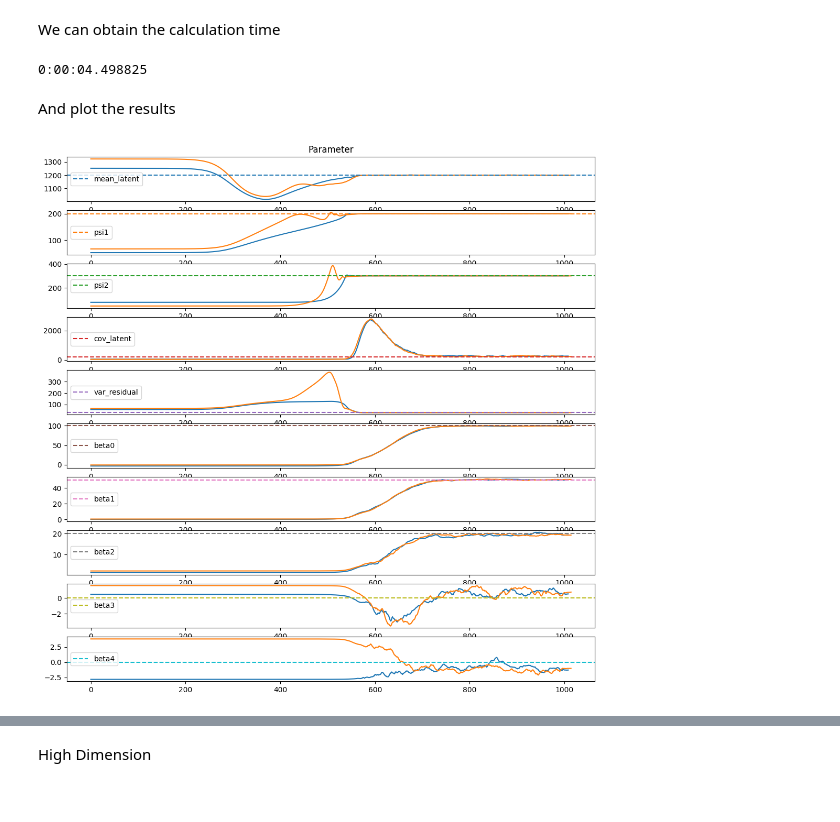
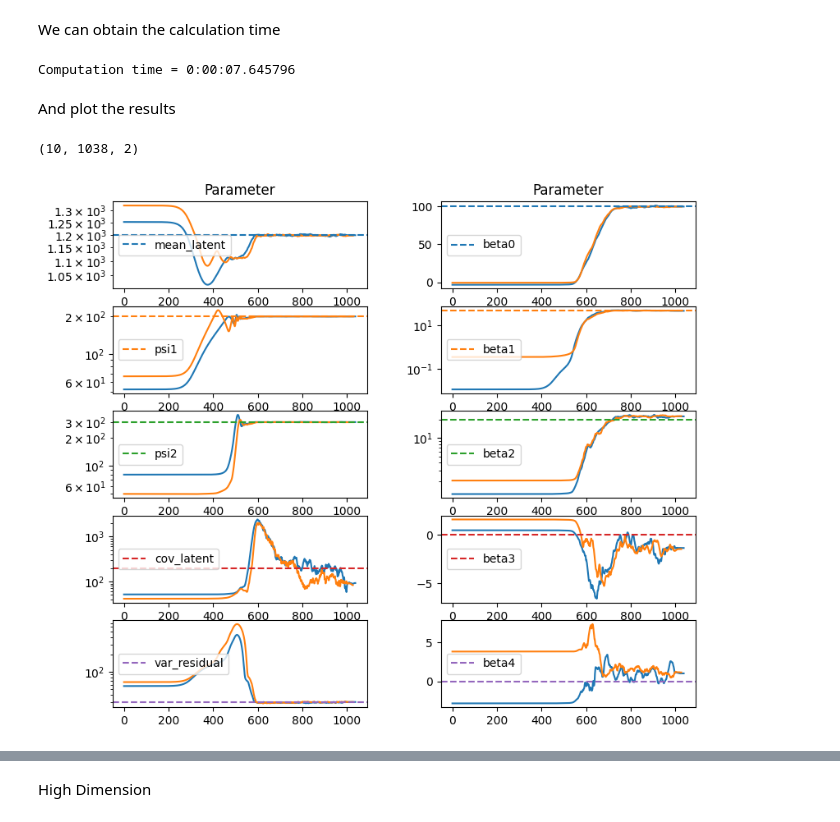
Before and after one commit to caillebotteAntoine/sdg4varselect, a Jupyter notebook: examples/senescence.ipynb, the cells around one changed output, grey strips where cells are left out. Saved outputs shown, nothing was run; the diff lists cells and outputs as text; code cells hidden in the pictures.

```diff
--- a/examples/senescence.ipynb
+++ b/examples/senescence.ipynb
@@ -205,22 +192,42 @@ multi_estim = MultiRunRes(
 # %% [markdown]
 We can obtain the calculation time
 # %%
-print(multi_estim.chrono)
+print(f"\nComputation time = {multi_estim.chrono}")
 # %% [output]
-0:00:04.498825
+Computation time = 0:00:07.645796
 # %% [markdown]
 And plot the results
-# %%
-# === PLOT === #
-sdgplt.FIGSIZE = 13
-
-fig, axs = sdgplt.plot(
-    multi_estim,
-    params_star=myModel.hstack_params(p_star),
-    params_names=myModel.params_names,
-)
-# %% [output]
-[figure, removed]
+# %%
+from sdg4varselect.outputs import get_all_theta
+
+get_all_theta(multi_estim).shape
+# %% [output]
+(10, 1038, 2)
+# %%
+# === PLOT === #
+sdgplt.FIGSIZE = 8
+
+fig = sdgplt.figure()
+subfigs = fig.subfigures(1, 2, wspace=0.07)
+
+f = sdgplt.plot_theta(
+    multi_estim,
+    dim_ld=myModel.DIM_LD,
+    params_star=myModel.hstack_params(p_star),
+    params_names=myModel.params_names,
+    log_scale=True,
+    fig=subfigs[0],
+)
+
+_ = sdgplt.plot_theta_hd(
+    multi_estim,
+    dim_ld=myModel.DIM_LD,
+    params_star=myModel.hstack_params(p_star),
+    params_names=myModel.params_names,
+    fig=subfigs[1],
+)
+# %% [output]
+[figure, added]
 # %%
 import pandas as pd
 
```
Also changed, not shown: parts of 28 cells of this notebook, 16 other files.
